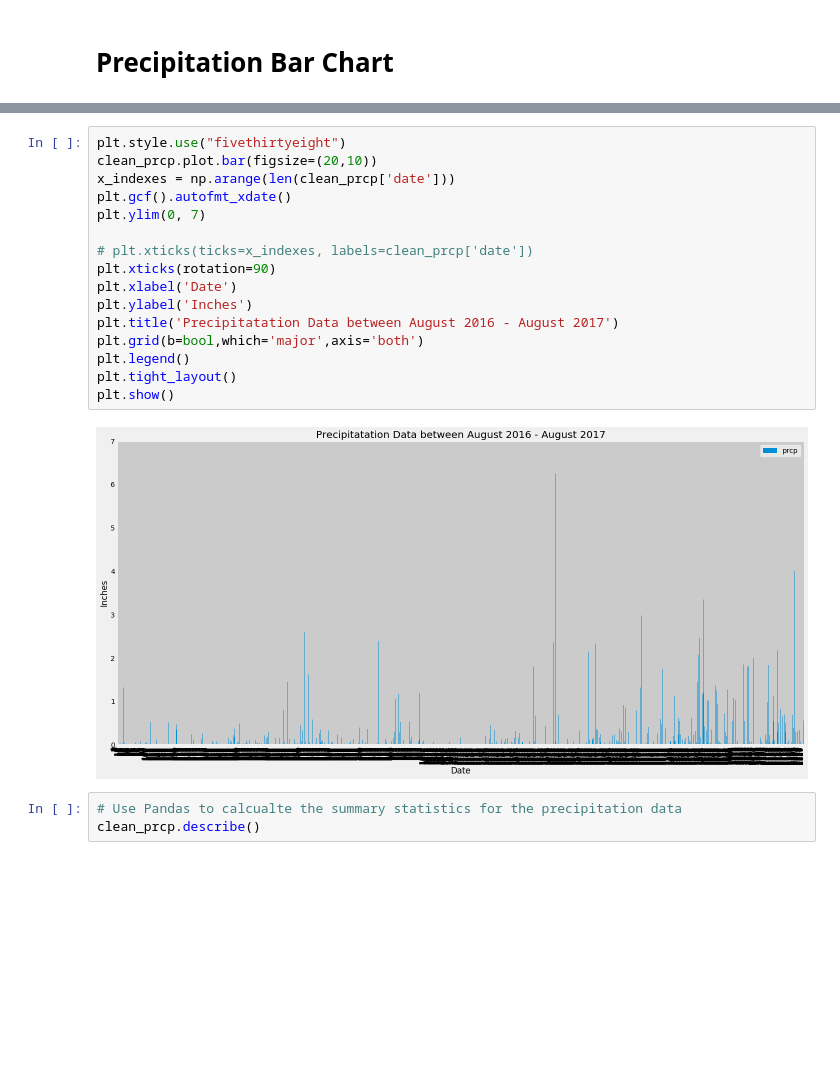
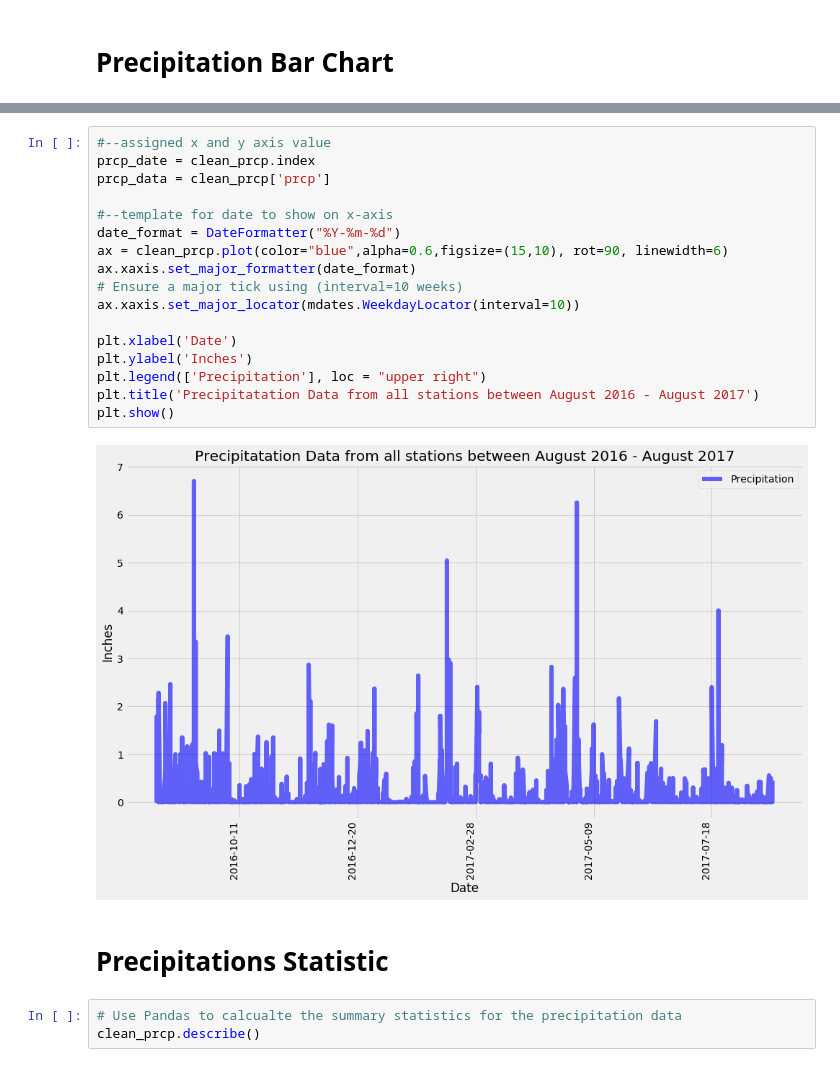
Before and after one commit to PanaratDuke/sqlalchemy-challenge, a Jupyter notebook: climate_starter.ipynb, the cells around one changed output, grey strips where cells are left out. Cells and saved outputs as stored; diff of their text form; blank space fills up the shorter version.

```diff
--- a/climate_starter.ipynb
+++ b/climate_starter.ipynb
@@ -163,21 +142,24 @@ plt.show()
-# %%
-plt.style.use("fivethirtyeight")
-clean_prcp.plot.bar(figsize=(20,10))
-x_indexes = np.arange(len(clean_prcp['date']))
-plt.gcf().autofmt_xdate()
-plt.ylim(0, 7)
-
-# plt.xticks(ticks=x_indexes, labels=clean_prcp['date'])
-plt.xticks(rotation=90)
-plt.xlabel('Date')
-plt.ylabel('Inches')
-plt.title('Precipitatation Data between August 2016 - August 2017')
-plt.grid(b=bool,which='major',axis='both')
-plt.legend()
-plt.tight_layout()
-plt.show()
-# %% [output]
-[figure, removed]
+# %%
+#--assigned x and y axis value
+prcp_date = clean_prcp.index
+prcp_data = clean_prcp['prcp']
+
+#--template for date to show on x-axis
+date_format = DateFormatter("%Y-%m-%d")
+ax = clean_prcp.plot(color="blue",alpha=0.6,figsize=(15,10), rot=90, linewidth=6)
+ax.xaxis.set_major_formatter(date_format)
+# Ensure a major tick using (interval=10 weeks)
+ax.xaxis.set_major_locator(mdates.WeekdayLocator(interval=10))
+
+plt.xlabel('Date')
+plt.ylabel('Inches')
+plt.legend(['Precipitation'], loc = "upper right")
+plt.title('Precipitatation Data from all stations between August 2016 - August 2017')
+plt.show()
+# %% [output]
+[figure, added]
+# %% [markdown]
+# Precipitations Statistic
 # %%
 # Use Pandas to calcualte the summary statistics for the precipitation data
 clean_prcp.describe()
```
Also changed, not shown: parts of 42 cells of this notebook, 4 other files.
